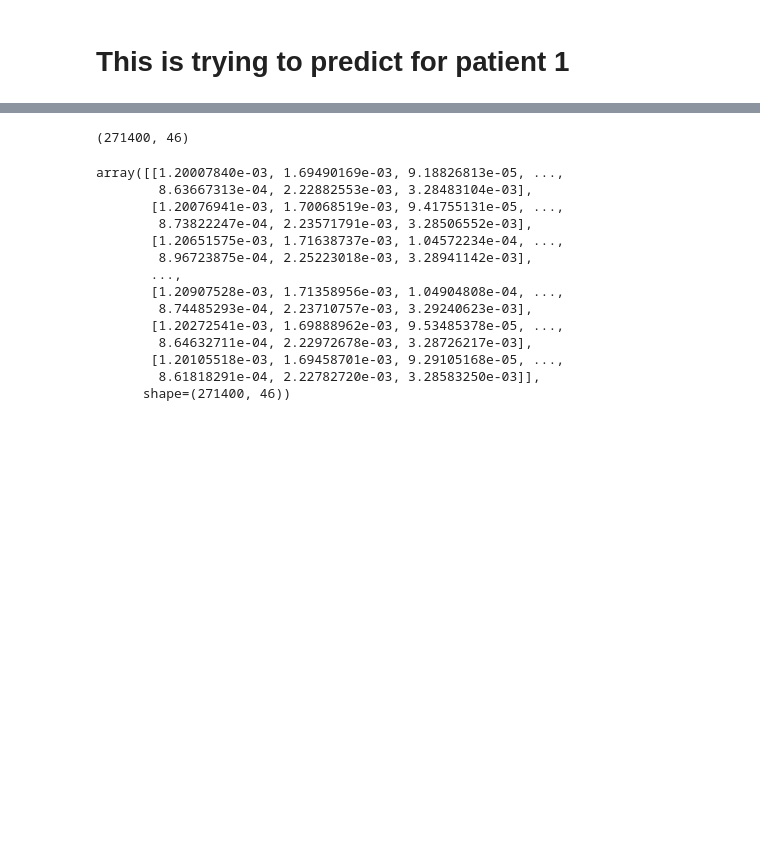
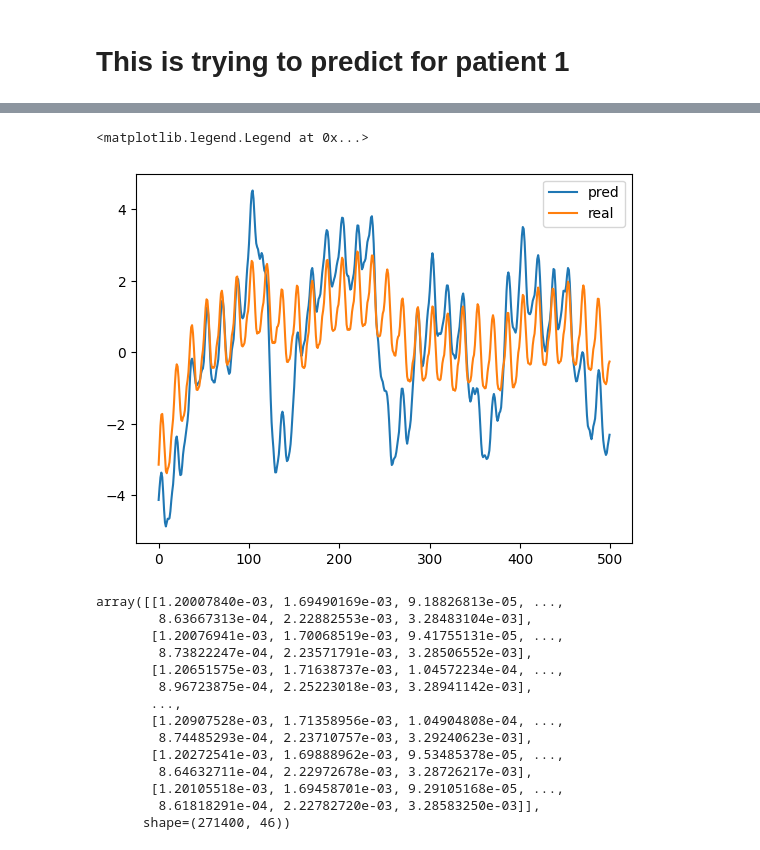
Before and after one commit to NoahWanless/SuperEeg-M467-project, a Jupyter notebook: tara_func_examples.ipynb, the cells around one changed output, grey strips where cells are left out. Cells and saved outputs as stored; diff of their text form; code cells hidden in the pictures; blank space fills up the shorter version.

```diff
--- a/tara_func_examples.ipynb
+++ b/tara_func_examples.ipynb
@@ -62,7 +97,11 @@ print(y_real.shape)
 # %%
-ecogs[0].shape
+plt.plot(pred[2000:2500,0],label='pred')
+plt.plot(y_real[2000:2500,0],label='real')
+#plt.plot(ecogs[0][2000:3000,0+9],label='real')
+plt.legend()
 # %% [output]
-(271400, 46)
+<matplotlib.legend.Legend at 0x...>
+[figure, added]
 # %%
 
 Y = ecogs[0] #this is the data we have of this patient
```
Also changed, not shown: parts of 6 cells of this notebook, 1 other file.
